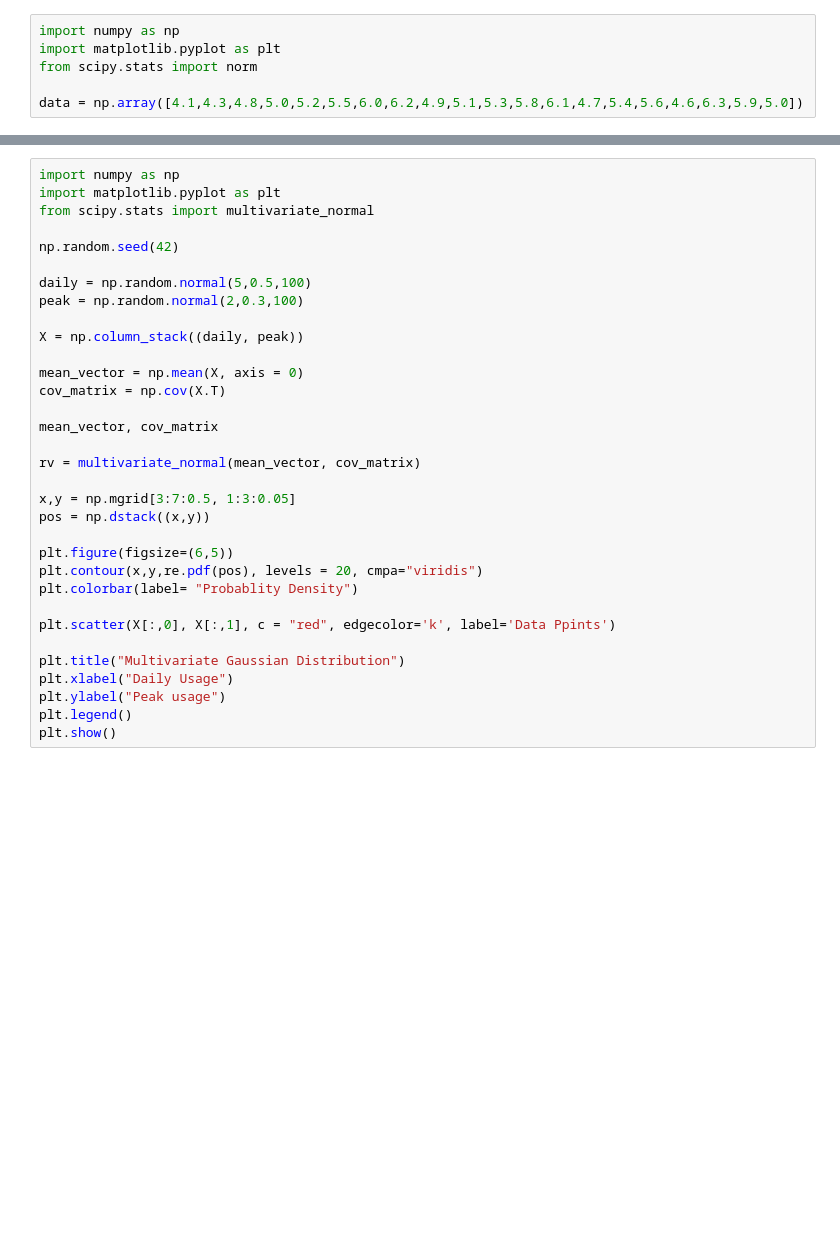
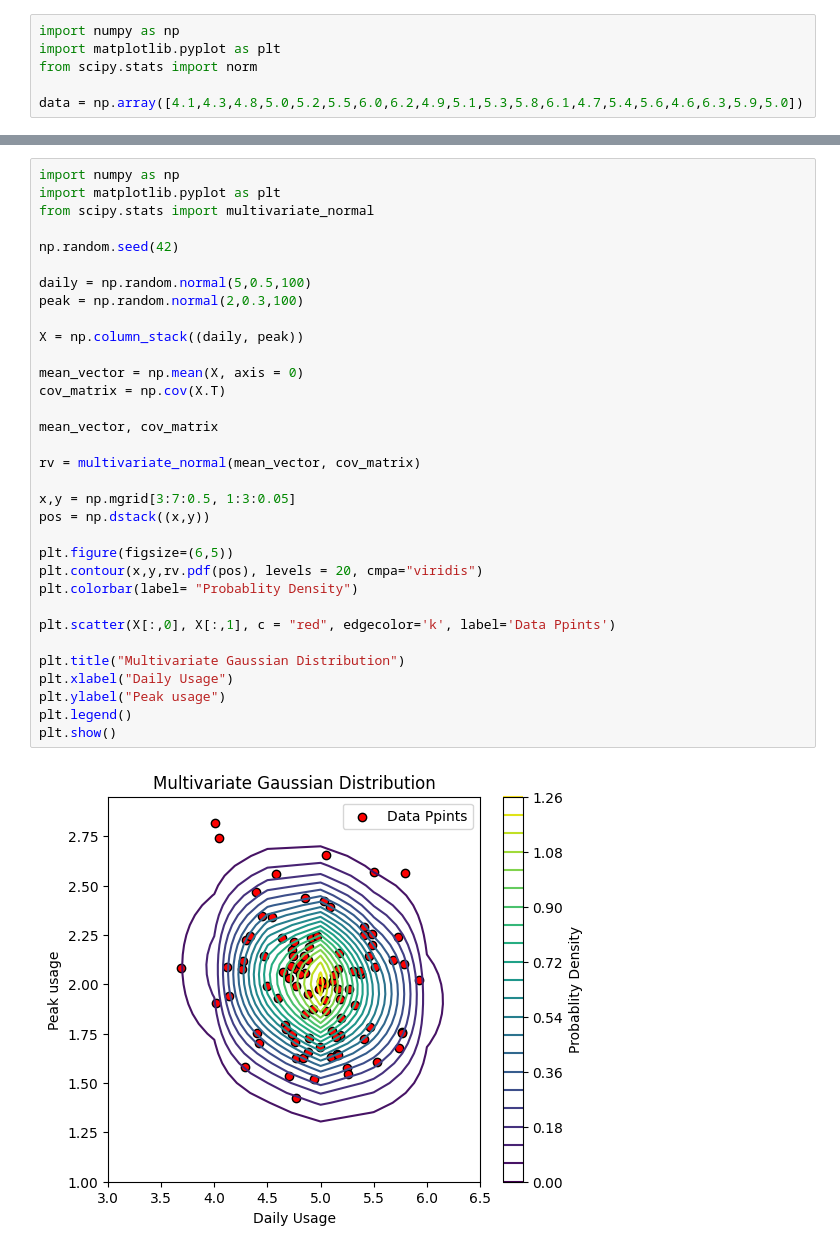
Before and after one commit to abhilash-mk-dev/Advanced-Machine-Learning, a Jupyter notebook: lab6_19thfeb/Univariant_gaussian.ipynb, the cells around one changed output, grey strips where cells are left out. Drawn from its saved outputs; the diff is of its cells as text; blank space fills up the shorter version.

```diff
--- a/lab6_19thfeb/Univariant_gaussian.ipynb
+++ b/lab6_19thfeb/Univariant_gaussian.ipynb
@@ -25,31 +29,33 @@ import numpy as np
 import matplotlib.pyplot as plt
 from scipy.stats import multivariate_normal
 
 np.random.seed(42)
 
 daily = np.random.normal(5,0.5,100)
 peak = np.random.normal(2,0.3,100)
 
 X = np.column_stack((daily, peak))
 
 mean_vector = np.mean(X, axis = 0)
 cov_matrix = np.cov(X.T)
 
 mean_vector, cov_matrix
 
 rv = multivariate_normal(mean_vector, cov_matrix)
 
 x,y = np.mgrid[3:7:0.5, 1:3:0.05]
 pos = np.dstack((x,y))
 
 plt.figure(figsize=(6,5))
-plt.contour(x,y,re.pdf(pos), levels = 20, cmpa="viridis")
+plt.contour(x,y,rv.pdf(pos), levels = 20, cmpa="viridis")
 plt.colorbar(label= "Probablity Density")
 
 plt.scatter(X[:,0], X[:,1], c = "red", edgecolor='k', label='Data Ppints')
 
 plt.title("Multivariate Gaussian Distribution")
 plt.xlabel("Daily Usage")
 plt.ylabel("Peak usage")
 plt.legend()
 plt.show()
+# %% [output]
+[figure, added]
```
Also changed, not shown: parts of 2 cells of this notebook, 3 other files.
